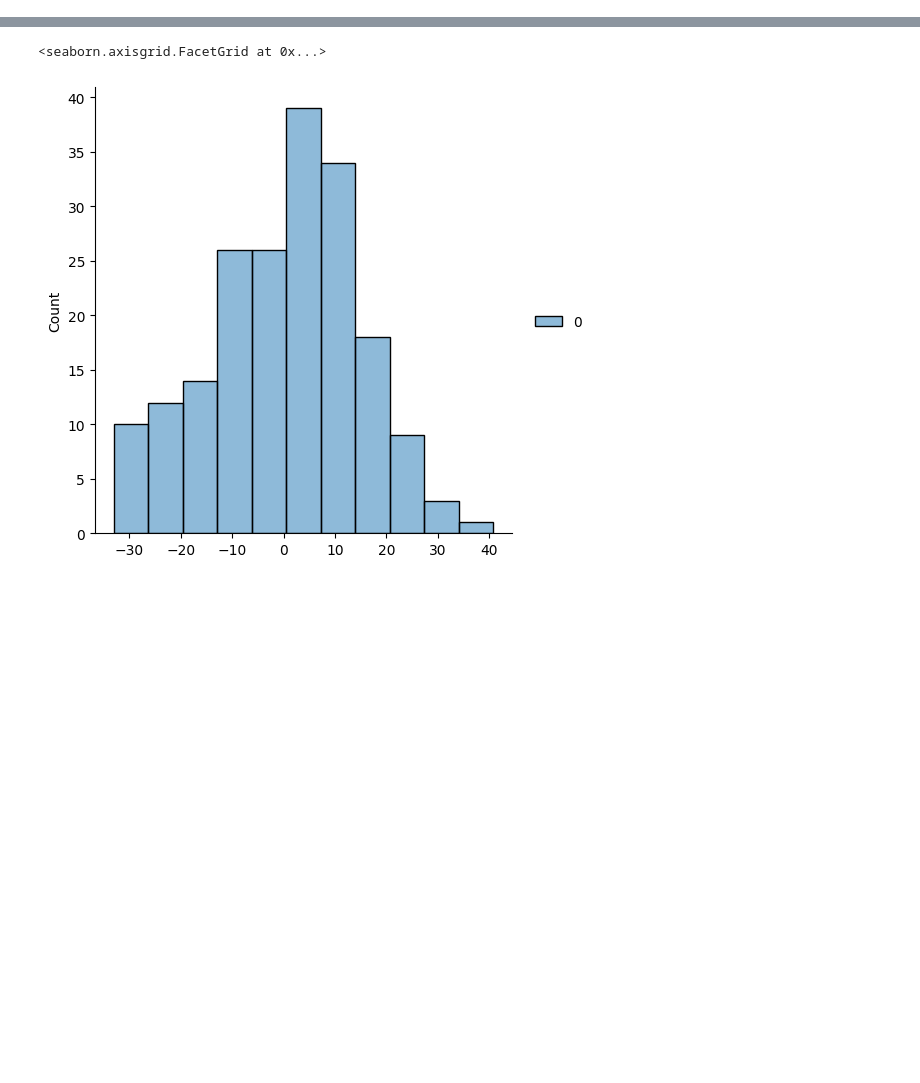
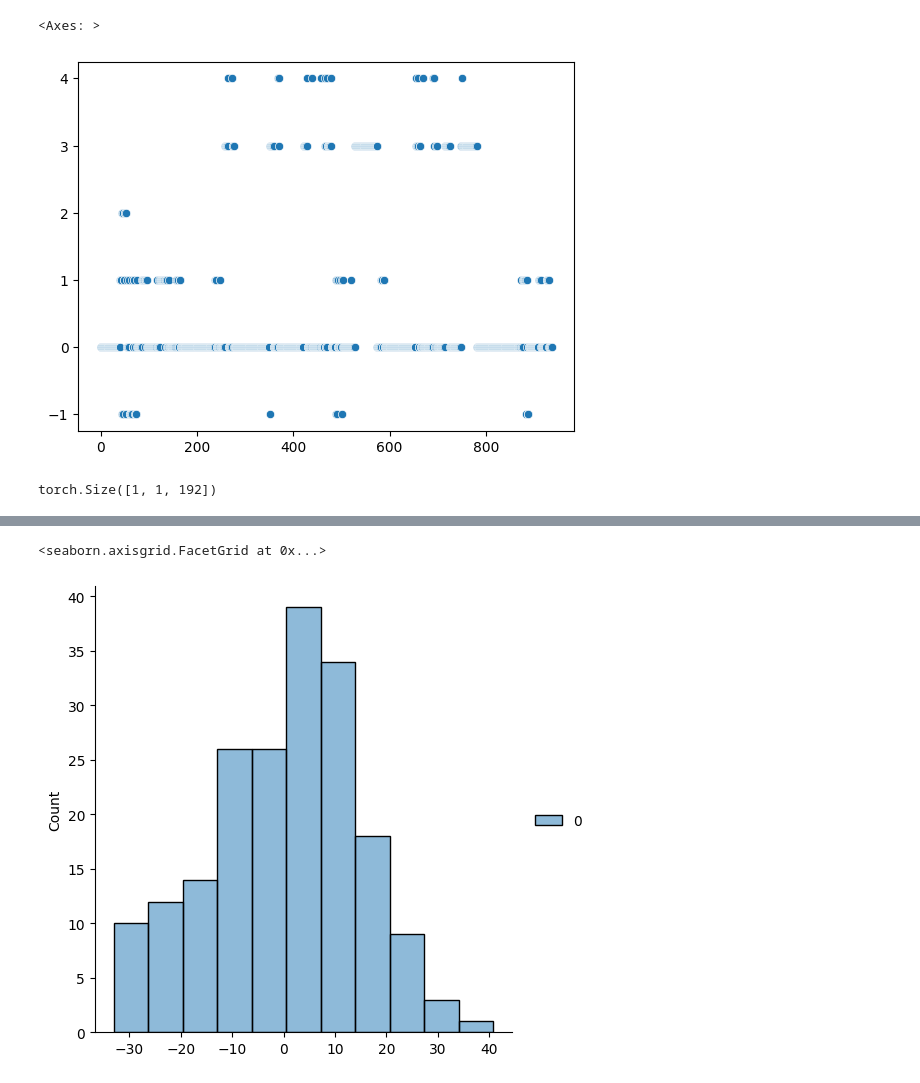
Before and after one commit to darshitttt/SpeakerDiarization, a Jupyter notebook: code00.ipynb, the cells around one changed output, grey strips where cells are left out. Drawn from its saved outputs; the diff is of its cells as text; code cells hidden in the pictures; blank space fills up the shorter version.

```diff
--- a/code00.ipynb
+++ b/code00.ipynb
@@ -21,0 +24,24 @@ aud_ton = librosa.feature.tonnetz(y=aud[t_30:(t_30+30*sr)],sr=sr)
+# %%
+from sklearn.cluster import SpectralClustering, DBSCAN, OPTICS
+
+db_scan = DBSCAN(eps=3,min_samples=5)
+optic_obj = OPTICS(min_samples=1)
+
+preds = db_scan.fit_predict(aud_mfcc[0].reshape(-1,1))
+
+sns.scatterplot(preds)
+#print(preds)
+# %% [output]
+<Axes: >
+[figure, added]
+# %%
+#t_30 = sr*30
+#t_40 = sr*10
+
+#embedding0 = encoder.encode_batch(torch.from_numpy(aud[46*t_30 : (48*t_30)]))
+#embedding1 = encoder.encode_batch(torch.from_numpy(aud[0:(t_40)]))
+embedding0 = encoder.encode_batch(torch.from_numpy(aud[t_30:(t_30+30*sr)]))
+
+print(embedding0.shape)
+# %% [output]
+torch.Size([1, 1, 192])
```
Also changed, not shown: parts of 9 cells of this notebook.
